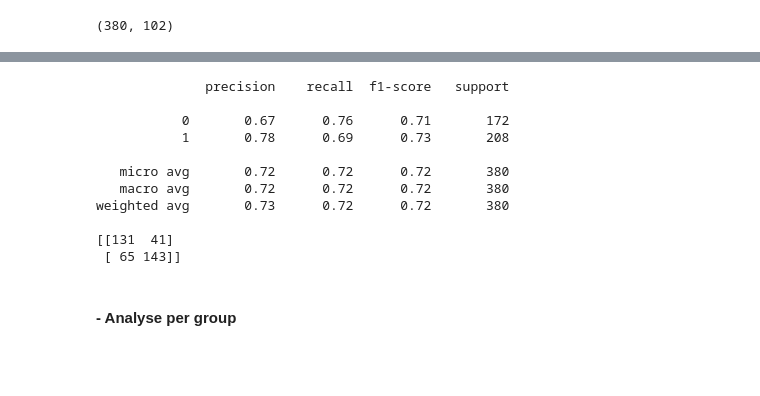
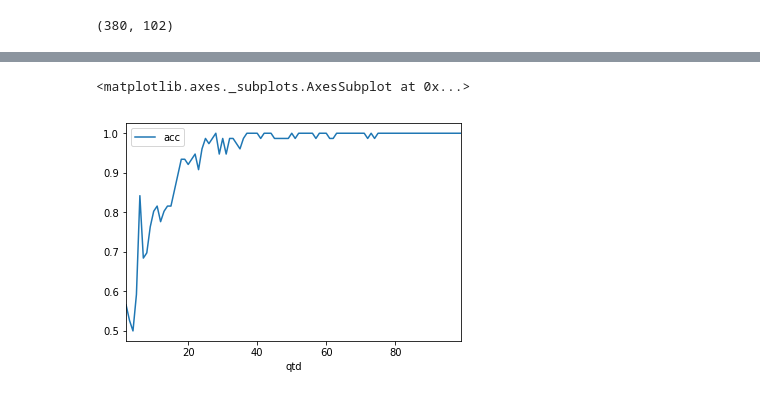
Before and after one commit to naiieandrade/tcc-studies, a Jupyter notebook: dirichlet-distribution.ipynb, the cells around one changed output, grey strips where cells are left out. Drawn from its saved outputs; the diff is of its cells as text; code cells hidden in the pictures; blank space fills up the shorter version.

```diff
--- a/dirichlet-distribution.ipynb
+++ b/dirichlet-distribution.ipynb
@@ -519,0 +445,15 @@ predicted = model.predict(df_teste)
+# %%
+accs = []
+# %%
+ncols = df.iloc[:, 1:-1].shape[1]
+# %%
+for i in range(2, ncols):
+    print('I', i)
+    X_train, X_test, y_train, y_test = train_test_split(df.iloc[:,1:i], df['category'], test_size = 0.2)#, random_state=17)
+    bern = BernoulliNB()
+    bern.fit(X_train, y_train)
+    y_exp = y_test
+    y_pred = bern.predict(X_test)
+    acc =  accuracy_score(y_exp, y_pred)
+    print("acc: ", acc)
+    accs.append({'acc': acc, 'qtd': i})
@@ -520,17 +478,11 @@ predicted = model.predict(df_teste)
+# %%
+df_accs = pd.DataFrame.from_dict(accs)
+# %%
+df_accs.plot.line(x='qtd', y='acc')
+# %% [output]
+<matplotlib.axes._subplots.AxesSubplot at 0x...>
+[figure, added]
 # %%
-print(metrics.classification_report(expected, predicted))
-print(metrics.confusion_matrix(expected, predicted))
+#print("acc: ", accuracy_score(y_exp, y_pred))
+#print(metrics.classification_report(expected, predicted))
+#print(metrics.confusion_matrix(y_exp, y_pred))
-# %% [output]
-              precision    recall  f1-score   support
-
-           0       0.67      0.76      0.71       172
-           1       0.78      0.69      0.73       208
-
-   micro avg       0.72      0.72      0.72       380
-   macro avg       0.72      0.72      0.72       380
-weighted avg       0.73      0.72      0.72       380
-
-[[131  41]
- [ 65 143]]
-# %% [markdown]
-#### - Analyse per group
```
Also changed, not shown: parts of 72 cells of this notebook.
